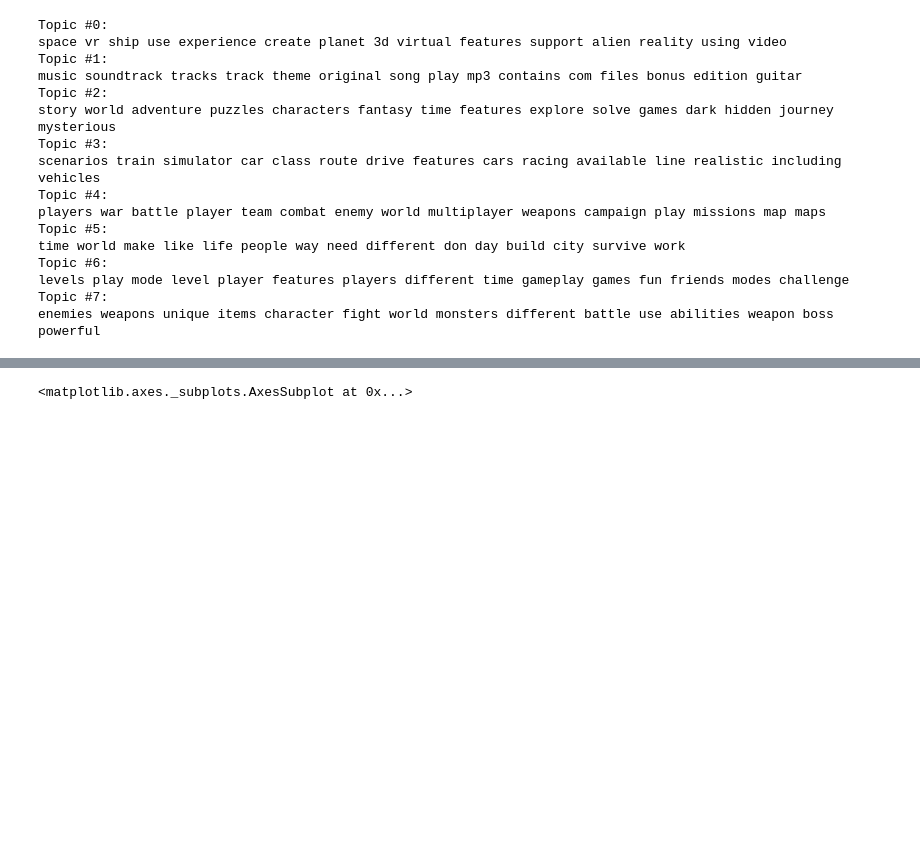
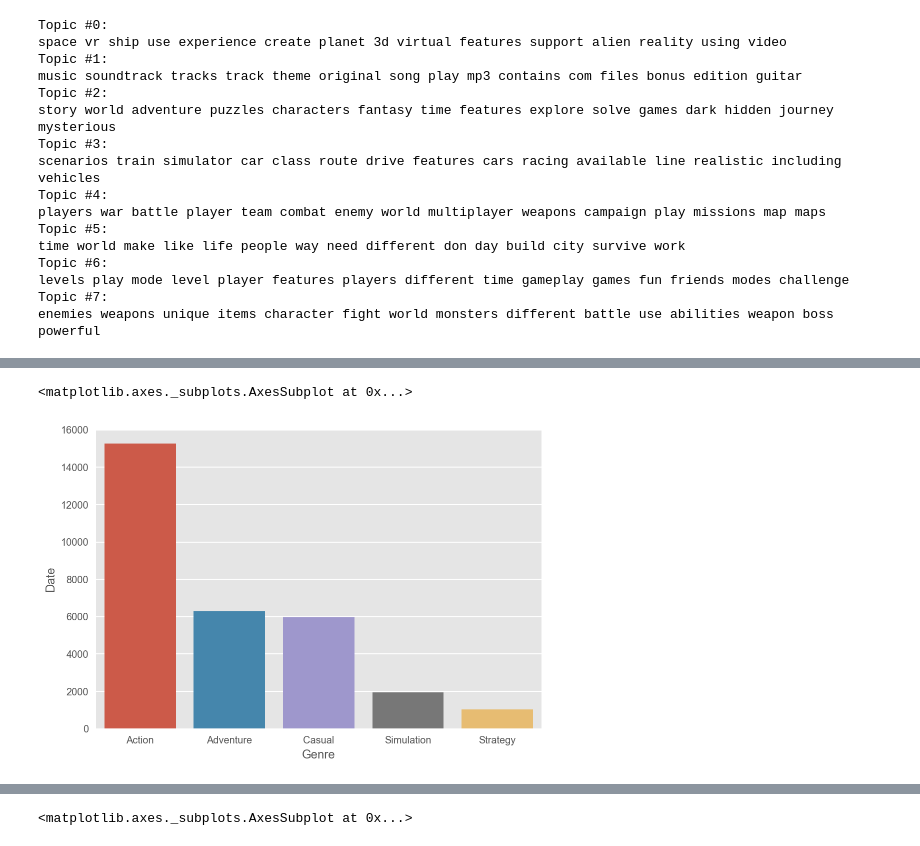
Before and after one commit to syc0521/SteamGames, a Jupyter notebook: notebooks/大作业提纲.ipynb, the cells around one changed output, grey strips where cells are left out. Cells and saved outputs as stored; diff of their text form; code cells hidden in the pictures; blank space fills up the shorter version.

```diff
--- a/notebooks/大作业提纲.ipynb
+++ b/notebooks/大作业提纲.ipynb
@@ -296,3 +304,12 @@ g = g.map(sns.distplot, 'Review', color='#489651')
+# %%
+plt.style.use('ggplot')
+genres = df.pivot_table(index='Genre',aggfunc='count')
+genres = genres.sort_values('Date',ascending=False).reset_index()
+genres = genres.drop(index=[3,7,8])[:5]
+sns.barplot(data=genres,x='Genre',y='Date')
+# %% [output]
+<matplotlib.axes._subplots.AxesSubplot at 0x...>
+[figure, added]
 # %%
 # 游戏数量变化趋势
 year_pivot = df[(df.Year > 2009) & (df.Year < 2019)].pivot_table(index='Year',aggfunc='count')
```
Also changed, not shown: parts of 5 cells of this notebook, 1 other file.
